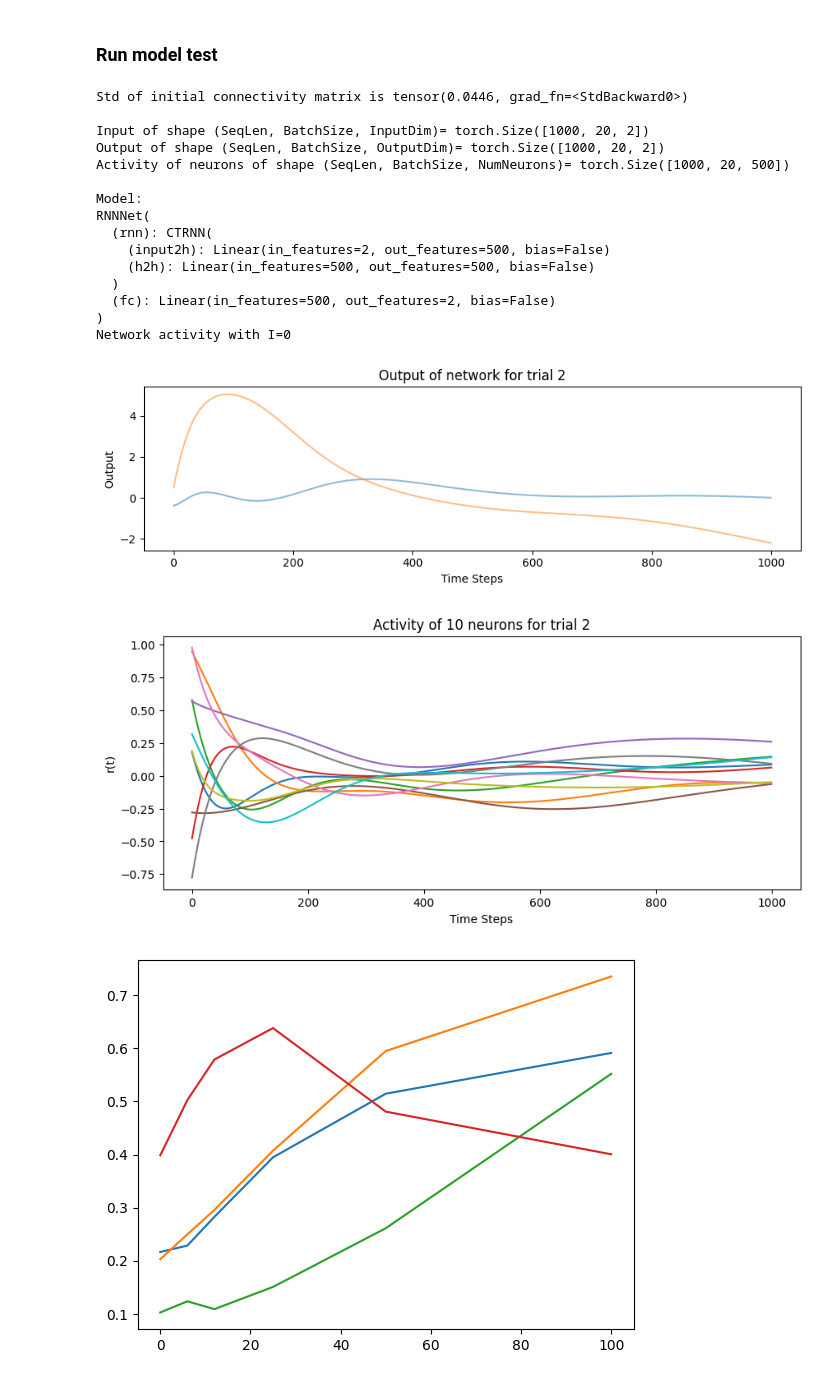
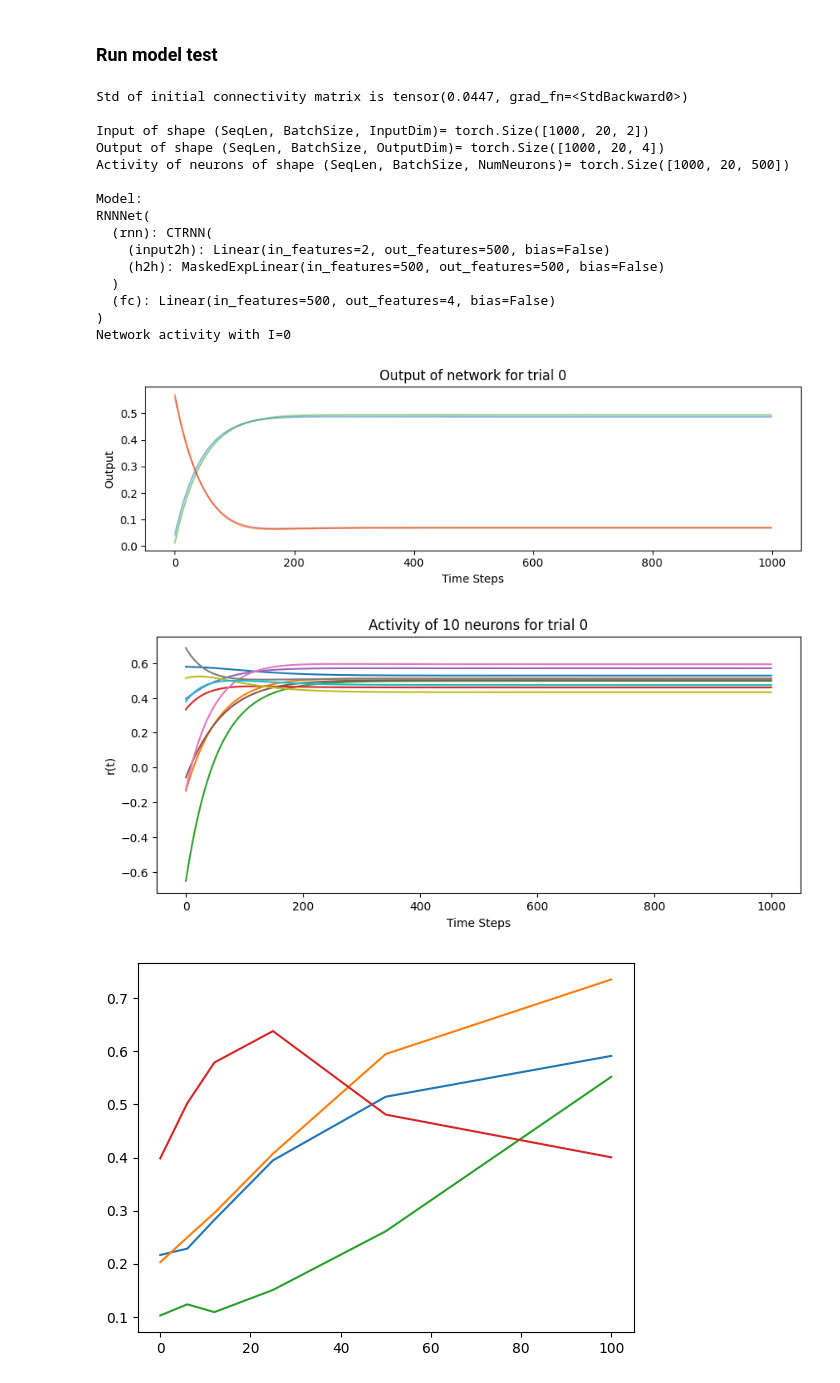
Before and after one commit to garza-roberto/inference_theory, a Jupyter notebook: src/Cecilia/train_data_CDC.ipynb, the cells around one changed output. Cells and saved outputs as stored; diff of their text form; code cells hidden in the pictures.

```diff
--- a/src/Cecilia/train_data_CDC.ipynb
+++ b/src/Cecilia/train_data_CDC.ipynb
@@ -33,9 +45,13 @@ class CTRNN(nn.Module): # to create a recurrent neural network with an input lay
     def __init__(self, input_size, hidden_size, **kwargs):
         # define all the network params
         super().__init__()
+        self.percentage_excitatory = 0.5
+        self.number_neurons_excitatory = int(self.percentage_excitatory * hidden_size)
+        self.mask = torch.ones((hidden_size, hidden_size))
+        self.mask[:, self.number_neurons_excitatory:] *= -1
         self.input_size = input_size
         self.hidden_size = hidden_size
-        self.device = "cpu" # ("mps" if torch.backends.mps.is_available() else "cpu") # define device as machine gpu
+        self.device = "cpu" #"mps" if torch.backends.mps.is_available() else "cpu" # ("mps" if torch.backends.mps.is_available() else "cpu") # define device as machine gpu
         self.tau = kwargs.get('tau', 50)                                      # time constant of the network
         self.bias = kwargs.get('bias', False)                                 # bias weights to be set to 0 as default or 'False'
         self.dt = kwargs.get('dt', 1)                                         # time step for the continuous time recurrent neural network
@@ -43,7 +59,7 @@ class CTRNN(nn.Module): # to create a recurrent neural network with an input lay
         self.alpha = self.dt / self.tau                                       # in most cases dt = 1ms and tau = 50.
         # default definition of input and recurrent weights
         self.input2h = nn.Linear(input_size, hidden_size, bias=self.bias).to(self.device)
-        self.h2h = nn.Linear(hidden_size, hidden_size, bias=self.bias).to(self.device)
+        self.h2h = MaskedExpLinear(hidden_size, hidden_size, mask=self.mask, bias=self.bias).to(self.device)
 
         # initialize the input and hidden weights
         init.normal_(self.input2h.weight, mean=0, std=0.5)
@@ -64,7 +80,7 @@ class CTRNN(nn.Module): # to create a recurrent neural network with an input lay
         return self.initial_hidden.repeat(batch_size, 1)
 
     def recurrence(self, input, hidden): # define dynamics of the rnn
-        h_new = torch.tanh(self.input2h(input) + self.h2h(hidden))
+        h_new = torch.sigmoid((self.input2h(input) + self.h2h(hidden)))
         h_new = hidden * (1 - self.alpha) + h_new * self.alpha
         h_new = h_new.to(self.device)
         return h_new
@@ -85,7 +101,7 @@ class RNNNet(nn.Module): # to create the full model with the recurrent part abov
     def __init__(self, input_size, hidden_size, output_size, **kwargs):
         super().__init__()
         self.bias = kwargs.get('bias', False)
-        self.device = "cpu" #("mps" if torch.backends.mps.is_available() else "cpu")
+        self.device = "cpu" #"mps" if torch.backends.mps.is_available() else "cpu"
         self.rnn = CTRNN(input_size, hidden_size, **kwargs).to(self.device) # continuous time RNN
         self.fc = nn.Linear(hidden_size, output_size,bias=self.bias).to(self.device) # add linear readout layer
         init.normal_(self.fc.weight, mean=0, std=0.5)
@@ -93,8 +109,26 @@ class RNNNet(nn.Module): # to create the full model with the recurrent part abov
 
     def forward(self, x, hidden=None):
         x = x.to(self.device) # input tensor of shape (Seq Len, Batch, Input Dim)
-        rnn_output, _ = self.rnn(x,hidden=hidden) # get activity of the rnn
-        out = self.fc(rnn_output) # linear output to the activity of the rnn
+        # out = self.fc(rnn_output) # linear output to the activity of the rnn
+        #split x into E and I
+        rnn_output, _ = self.rnn(x,hidden=hidden)
+        n_I = int((1-self.rnn.percentage_excitatory) * rnn_output.shape[-1])
+        x1, x2 = torch.split(rnn_output, [rnn_output.shape[-1]-n_I, n_I], dim=-1)
+        mean1, std1 = torch.mean(x1, dim=-1), torch.std(x1, dim=-1)
+        mean2, std2 = torch.mean(x2, dim=-1), torch.std(x2, dim=-1)
+        #these have two dims, I need 3
+        mean1 = mean1.unsqueeze(-1)
+        std1 = std1.unsqueeze(-1)
+        mean2 = mean2.unsqueeze(-1)
+        std2 = std2.unsqueeze(-1)
+
+        combined = torch.cat((mean1, std1, mean2, std2), dim=2)
+        # combined = combined.unsqueeze(1).repeat(1, rnn_output.size(-1), 1)
+        # print(combined.shape)
+        # get activity of the rnn
+        out = combined
+
+
         return out, rnn_output
 # %% [markdown]
 ### Run model test
@@ -107,7 +141,7 @@ device = "cpu"# ("mps" if torch.backends.mps.is_available() else "cpu") # *this
 batch_size = 20             # size of data batch for training
 seq_len = 1000              # sequence length
 input_size = 2              # input dimension
-output_size = 2             # output dimension
+output_size = 4             # output dimension
 hidden_size = 500           # number of neurons in the recurrent network or "hidden layer"
 train_initial_state = True  # whether we want to train the initial state of the network
 
@@ -165,39 +199,39 @@ if plot:
     initial_h2h_weights = model_test.rnn.h2h.weight.data.cpu().detach().numpy()
 
     # # Plot the distribution
     # plt.figure(figsize=(9, 4))
     # plt.hist(initial_h2h_weights.flatten(), bins=50, alpha=0.75, color='blue')
     # plt.title("Distribution of Initial Recurrent Weights (h2h)")
     # plt.xlabel("Weight Value")
     # plt.ylabel("Frequency")
     # plt.grid(True)
     # plt.show()
 
     # # Plot the distribution of the output weights
     # output_weights = model_test.fc.weight.detach().cpu().numpy()
     # plt.hist(output_weights.flatten(), bins=30, edgecolor='k')
     # plt.title('Distribution of Output Weights')
     # plt.xlabel('Weight Value')
     # plt.ylabel('Frequency')
     # plt.show()
 # %% [output]
-Std of initial connectivity matrix is tensor(0.0446, grad_fn=<StdBackward0>)
+Std of initial connectivity matrix is tensor(0.0447, grad_fn=<StdBackward0>)
 
 Input of shape (SeqLen, BatchSize, InputDim)= torch.Size([1000, 20, 2])
-Output of shape (SeqLen, BatchSize, OutputDim)= torch.Size([1000, 20, 2])
+Output of shape (SeqLen, BatchSize, OutputDim)= torch.Size([1000, 20, 4])
 Activity of neurons of shape (SeqLen, BatchSize, NumNeurons)= torch.Size([1000, 20, 500])
 
 Model:
 RNNNet(
   (rnn): CTRNN(
     (input2h): Linear(in_features=2, out_features=500, bias=False)
-    (h2h): Linear(in_features=500, out_features=500, bias=False)
+    (h2h): MaskedExpLinear(in_features=500, out_features=500, bias=False)
   )
-  (fc): Linear(in_features=500, out_features=2, bias=False)
+  (fc): Linear(in_features=500, out_features=4, bias=False)
 )
 Network activity with I=0
-[figure, old version]
+[figure, new version]
-[figure, old version]
+[figure, new version]
 # %%
 import scipy
 data_path = '/Users/dellacc/Library/CloudStorage/OneDrive-TheFrancisCrickInstitute/cajal comp neuroscience 2024/Project - Palmigiano/Data_cell_types_small_size.mat'
```
Also changed, not shown: parts of 13 cells of this notebook.
